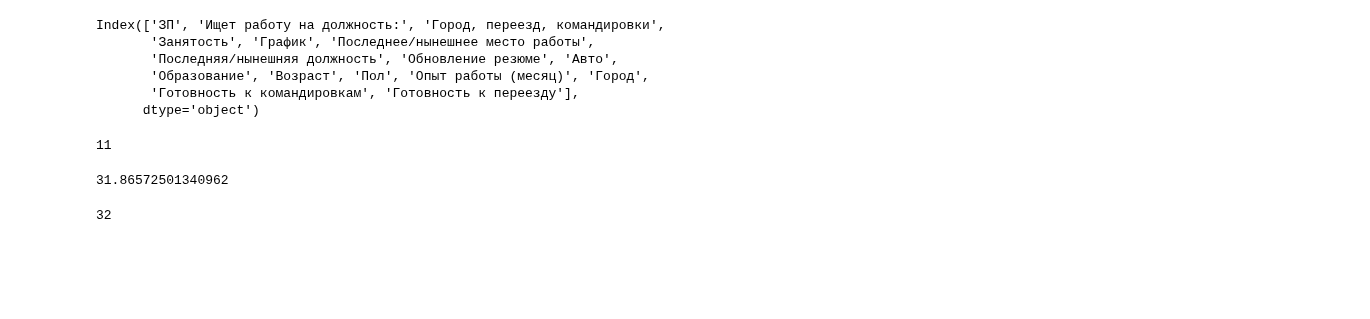
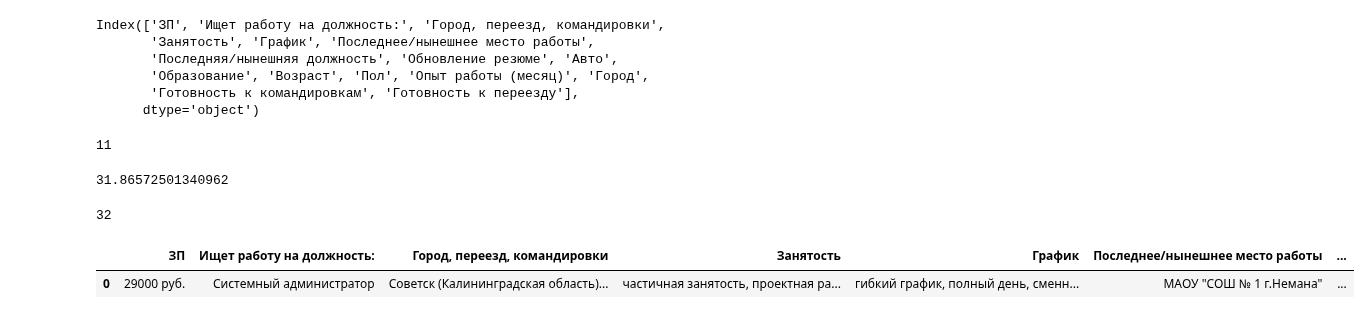
Before and after one commit to d3enjan/sf_data_science, a Jupyter notebook: PROJECT-1. Анализ вакансий из HeadHunter/Ноутбук решение.ipynb, the cells around one changed output. Saved outputs shown, nothing was run; the diff lists cells and outputs as text; code cells hidden in the pictures; blank space fills up the shorter version.

```diff
--- a/PROJECT-1. Анализ вакансий из HeadHunter/Ноутбук решение.ipynb
+++ b/PROJECT-1. Анализ вакансий из HeadHunter/Ноутбук решение.ipynb
@@ -283,3 +283,8 @@ print(round(hh_data[
 ].shape[0] / hh_data.shape[0] *100))
 # %% [output]
 32
+# %%
+hh_data.head(1)
+# %% [output]
+|  | ЗП | Ищет работу на должность: | Город, переезд, командировки | Занятость | График | Последнее/нынешнее место работы | ... |
+| 0 | 29000 руб. | Системный администратор | Советск (Калининградская область)... | частичная занятость, проектная ра... | гибкий график, полный день, сменн... | МАОУ "СОШ № 1 г.Немана" | ... |
```
Also changed, not shown: parts of 2 cells of this notebook, 1 other file.
